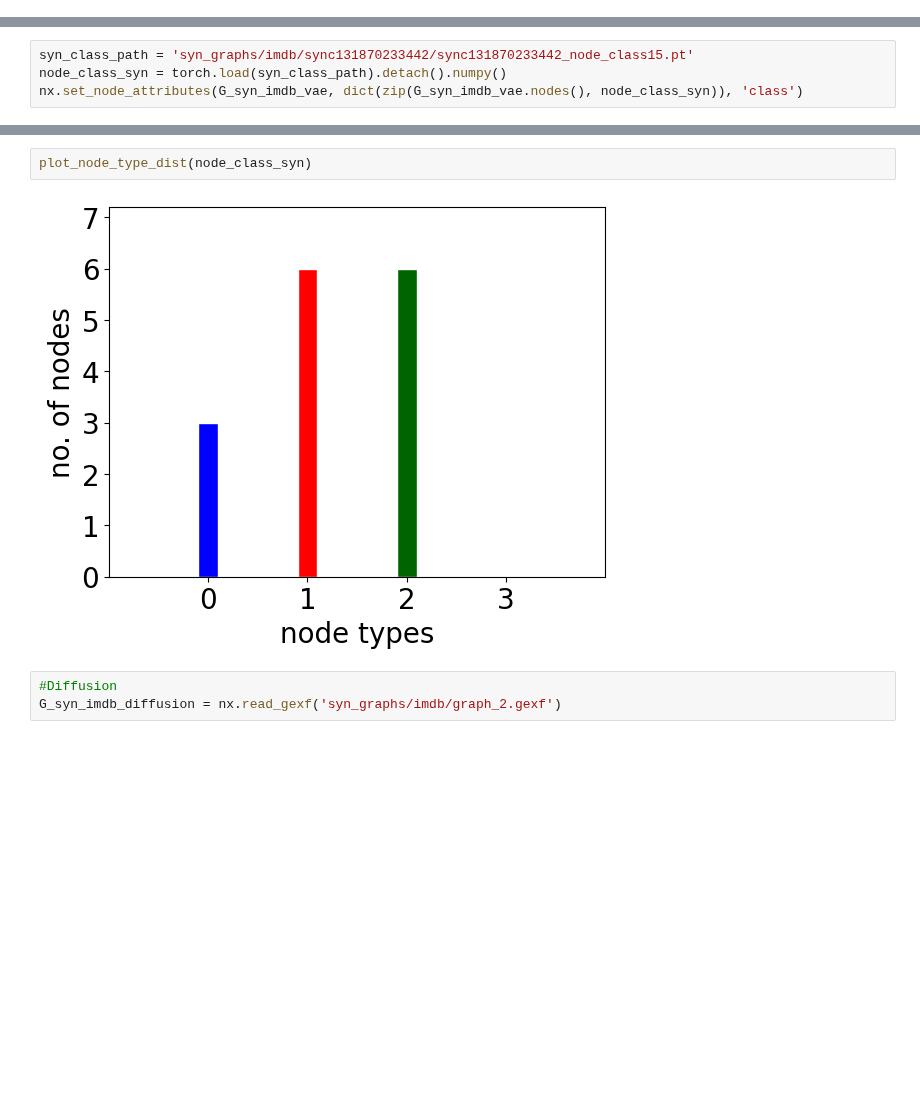
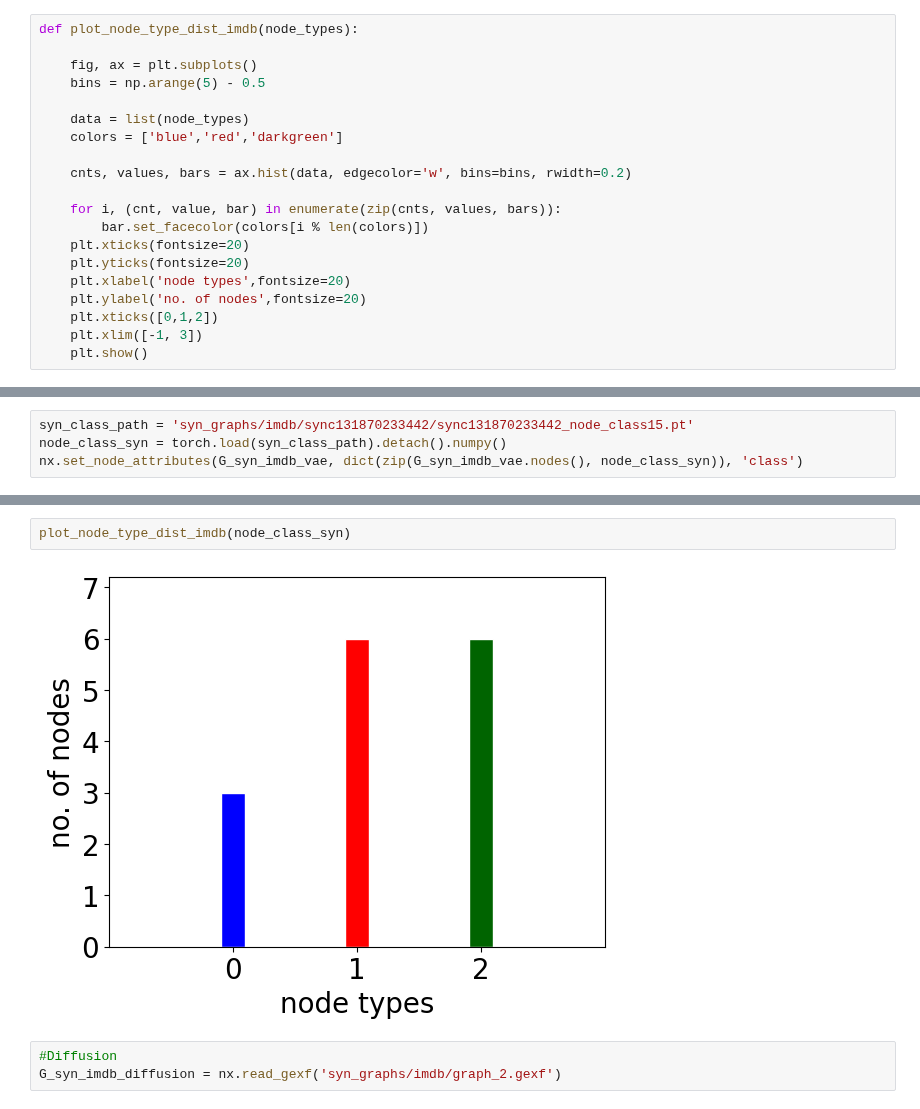
Before and after one commit to pallabee/master-thesis, a Jupyter notebook: evaluation/node_type_distribution/node_type_dist.ipynb, the cells around one changed output, grey strips where cells are left out. Saved outputs shown, nothing was run; the diff lists cells and outputs as text; blank space fills up the shorter version.

Commit message:
code updated fro node type distribution

```diff
--- a/evaluation/node_type_distribution/node_type_dist.ipynb
+++ b/evaluation/node_type_distribution/node_type_dist.ipynb
@@ -39,6 +39,26 @@ def plot_node_type_dist(node_types):
     plt.xticks([0,1,2,3])
     plt.xlim([-1, 4])
     plt.show()
+# %%
+def plot_node_type_dist_imdb(node_types):
+
+    fig, ax = plt.subplots()
+    bins = np.arange(5) - 0.5
+
+    data = list(node_types)
+    colors = ['blue','red','darkgreen']
+
+    cnts, values, bars = ax.hist(data, edgecolor='w', bins=bins, rwidth=0.2)
+
+    for i, (cnt, value, bar) in enumerate(zip(cnts, values, bars)):
+        bar.set_facecolor(colors[i % len(colors)])
+    plt.xticks(fontsize=20)
+    plt.yticks(fontsize=20)
+    plt.xlabel('node types',fontsize=20)
+    plt.ylabel('no. of nodes',fontsize=20)
+    plt.xticks([0,1,2])
+    plt.xlim([-1, 3])
+    plt.show()
 # %% [markdown]
 ### DBLP
 # %%
@@ -262,7 +282,7 @@ plot_graph(G_syn_imdb_vae,'class')
 # %%
-plot_node_type_dist(node_class_syn)
+plot_node_type_dist_imdb(node_class_syn)
 # %% [output]
-[figure, old version]
+[figure, new version]
 # %%
 #Diffusion
 G_syn_imdb_diffusion = nx.read_gexf('syn_graphs/imdb/graph_2.gexf')
```
Also changed, not shown: parts of 15 cells of this notebook.
